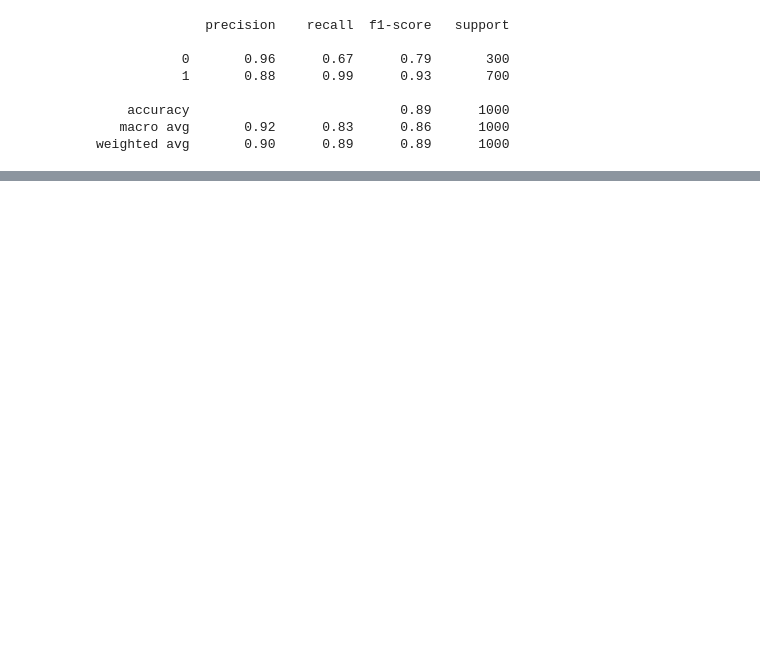
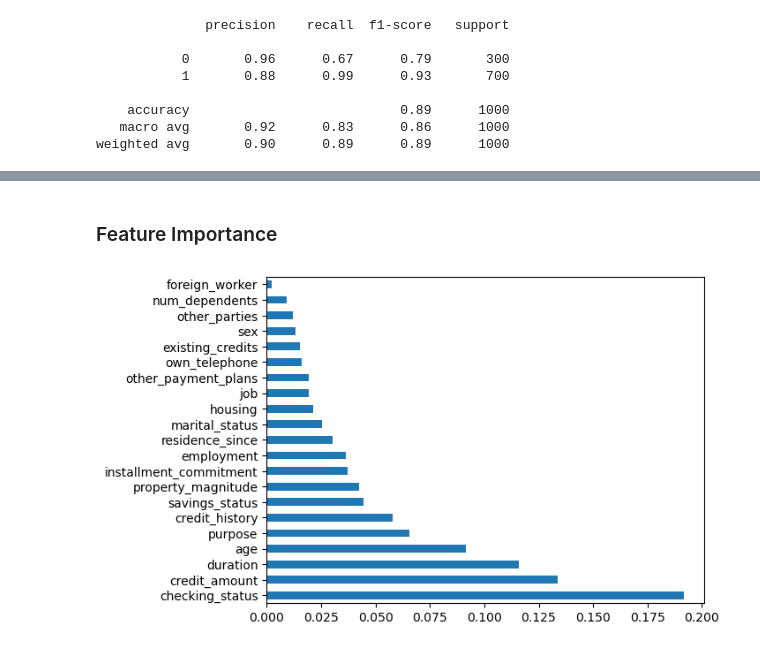
Before and after one commit to ajayvarghese2000/22WSD074-Machine-Learning-Principles-CW2, a Jupyter notebook: code.ipynb, the cells around one changed output, grey strips where cells are left out. Drawn from its saved outputs; the diff is of its cells as text; code cells hidden in the pictures; blank space fills up the shorter version.

```diff
--- a/code.ipynb
+++ b/code.ipynb
@@ -1364,0 +1381,10 @@ Text(0.5, 1.0, 'Confusion Matrix')
+# %% [markdown]
+### Feature Importance
+# %%
+# Plot the feature importances of the best model in order of importance
+feature_importances = pd.Series(best_model.feature_importances_, index=df.drop('class', axis=1).columns)
+# Plot the feature importances in order of importance
+feature_importances.nlargest(25).plot(kind='barh')
+plt.show()
+# %% [output]
+[figure, added]
```
Also changed, not shown: parts of 20 cells of this notebook.
